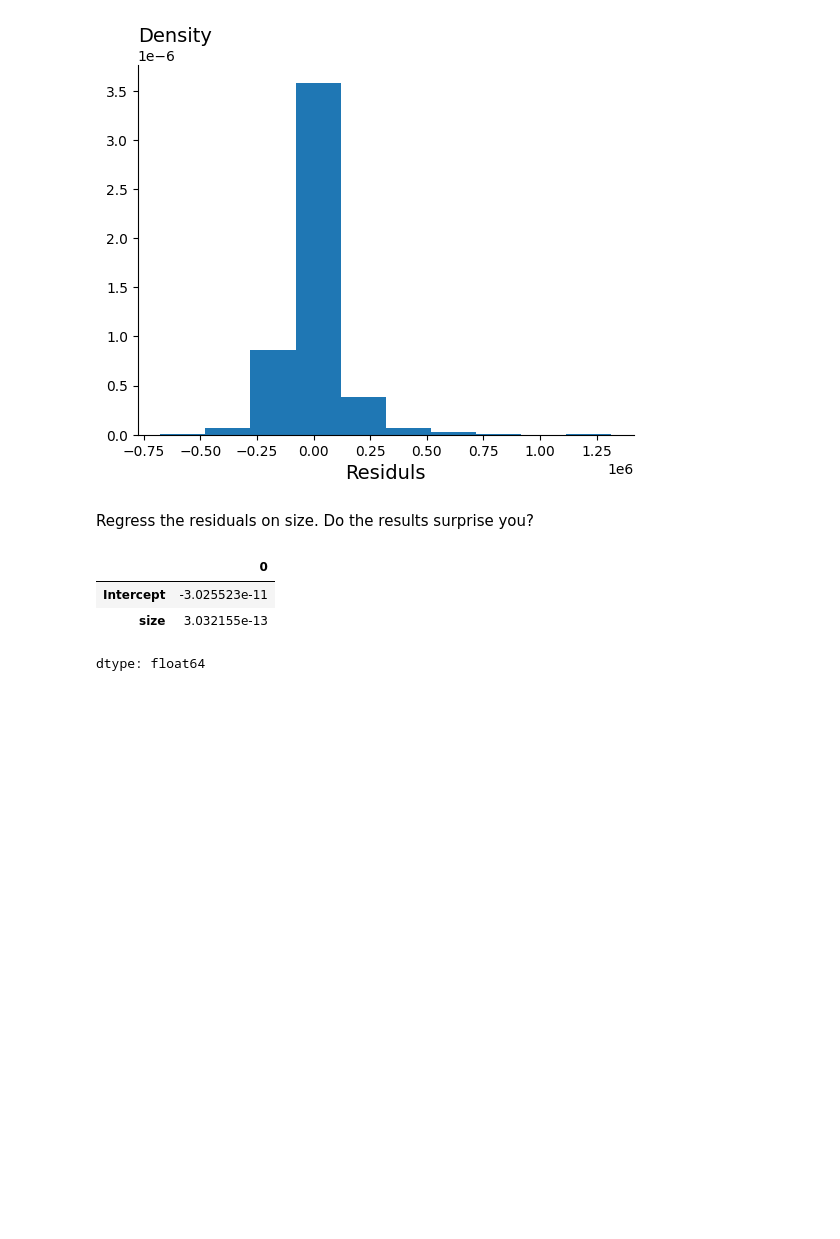
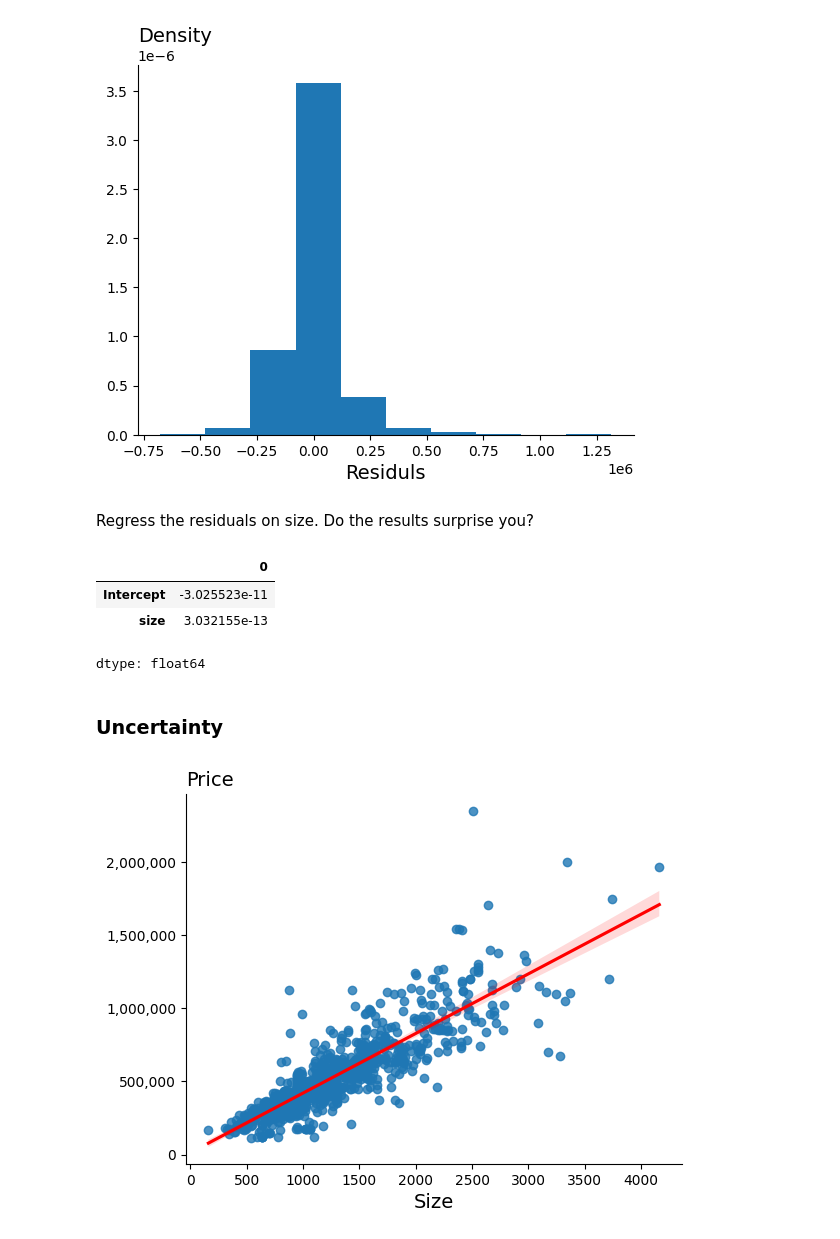
Before and after one commit to pharringtonp19/business-analytics, a Jupyter notebook: notebooks/regression/regression_basics_class.ipynb, the cells around one changed output. Saved outputs shown, nothing was run; the diff lists cells and outputs as text; code cells hidden in the pictures; blank space fills up the shorter version.

```diff
--- a/notebooks/regression/regression_basics_class.ipynb
+++ b/notebooks/regression/regression_basics_class.ipynb
@@ -235,3 +235,18 @@ smf.ols('resid ~ size', data=df).fit().params
 | Intercept | -3.025523e-11 |
 | size | 3.032155e-13 |
 dtype: float64
+# %% [markdown]
+### **Uncertainty**
+# %%
+sb.regplot(x = 'size', y = 'price', data = df,
+line_kws = {'color': 'red'})
+ax = plt.gca()
+ax.spines['right'].set_visible(False)
+ax.spines['top'].set_visible(False)
+ax.yaxis.set_major_formatter(mticker.FuncFormatter(lambda x, _: f'{int(x):,}'))
+plt.xlabel('Size', size=14)
+plt.title('Price', loc='left', size=14)
+plt.ylabel('')
+plt.show()
+# %% [output]
+[figure, added]
```
Also changed, not shown: parts of 2 cells of this notebook.
